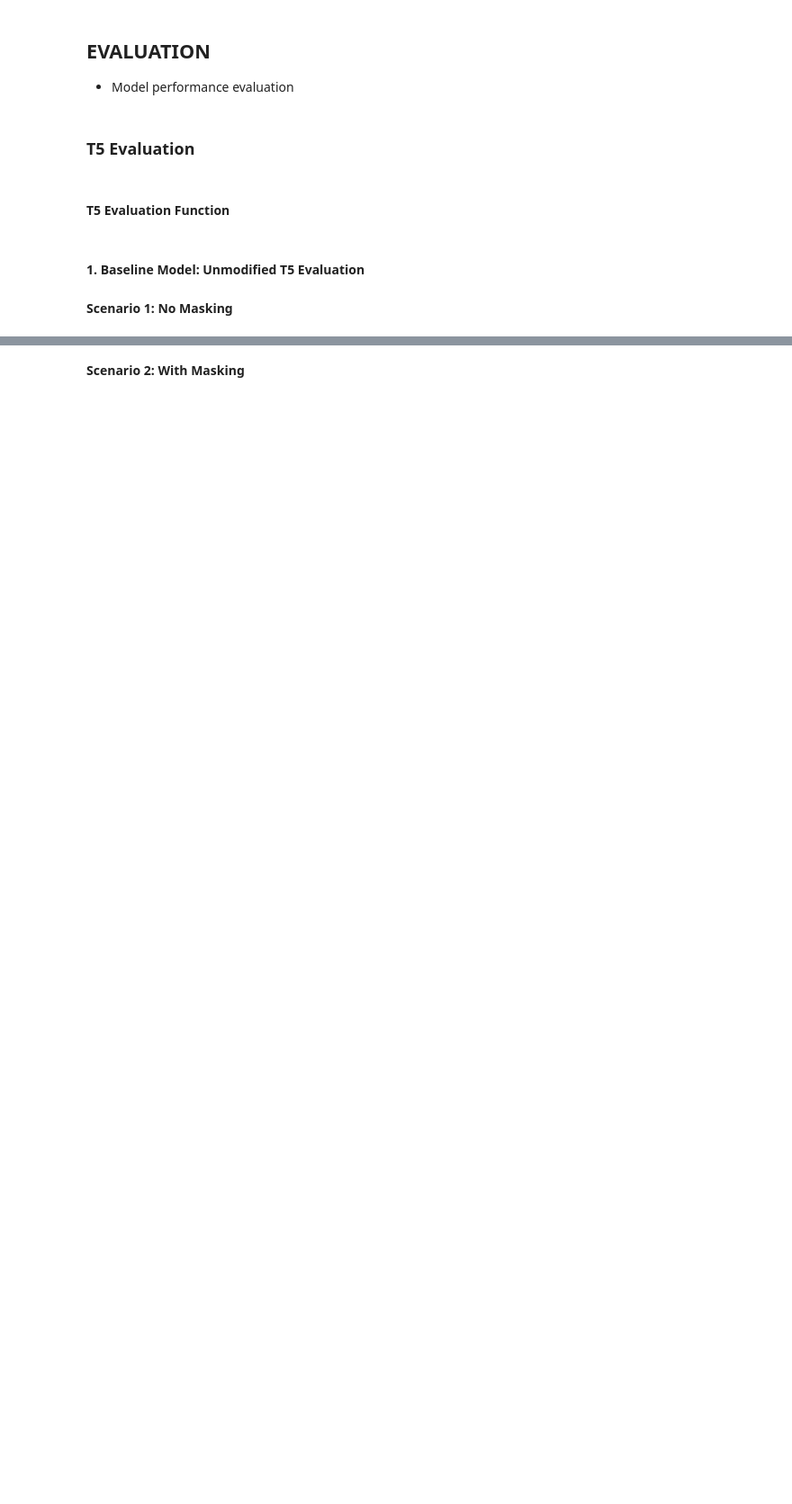
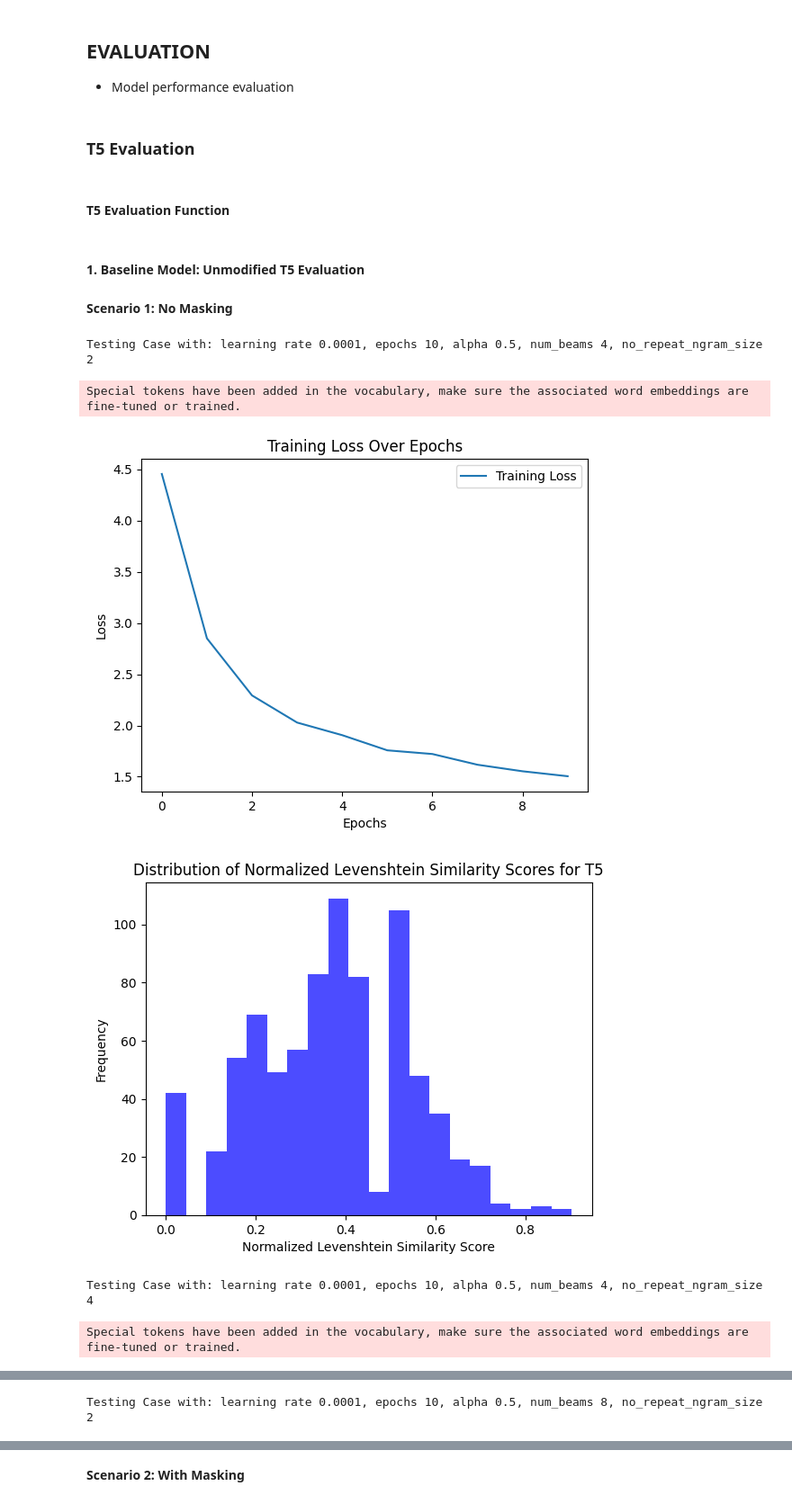
Before and after one commit to sekretaryuk/w266-final-project, a Jupyter notebook: lineara_workfile_5.ipynb, the cells around one changed output, grey strips where cells are left out. Shown at 90% size. Cells and saved outputs as stored; diff of their text form; code cells hidden in the pictures; blank space fills up the shorter version.

```diff
--- a/lineara_workfile_5.ipynb
+++ b/lineara_workfile_5.ipynb
@@ -1265,14 +1183,17 @@ print(comparison_df["Best Similarity Score"].mean())
 # %% [markdown]
 #### T5 Evaluation Function
 # %%
-def T5_train_and_evaluate(T5_lr, T5_epochs, alpha, custom_loss='no', use_masked_data='no', num_beams_input=4, no_repeat_ngram_size_input=2):
+def T5_train_and_evaluate(T5_lr, T5_epochs, alpha=0.5, custom_loss_selected='no', use_masked_data='no', num_beams_input=4, no_repeat_ngram_size_input=2):
 
     #Initialize
+    tokenizer = T5Tokenizer.from_pretrained('t5-small')
     model = T5ForConditionalGeneration.from_pretrained('t5-small')
-    optimizer = AdamW(model.parameters(), lr=T5_lr)
 
+    # Prepare dataset and dataloader
     train_dataset = LinearBToGreekDataset(T5_data_linearb_names_train, tokenizer, masked=use_masked_data)
     train_loader = DataLoader(train_dataset, batch_size=16, shuffle=True, collate_fn=train_dataset.collate_fn)
+
+    optimizer = AdamW(model.parameters(), lr=T5_lr)
 
     # Training loop
     model.train()
@@ -1283,10 +1204,10 @@ def T5_train_and_evaluate(T5_lr, T5_epochs, alpha, custom_loss='no', use_masked_
             input_ids, labels = batch
             outputs = model(input_ids=input_ids, labels=labels)
 
-            if custom_loss == 'yes':
-                loss = custom_loss(outputs, labels, alpha)
+            if custom_loss_selected == 'yes':
+              loss = custom_loss(outputs, labels, tokenizer, alpha)
             else:
-                loss = outputs.loss
+              loss = outputs.loss
 
             optimizer.zero_grad()
             loss.backward()
@@ -1305,7 +1226,7 @@ def T5_train_and_evaluate(T5_lr, T5_epochs, alpha, custom_loss='no', use_masked_
 
     # Evaluation
     model.eval()
-    test_input_texts = ["translate LinearB to Greek: " + str(entry) for entry in T5_data_linearb_names_test['linear_b_transliterated_sep']]
+    test_input_texts = [str(entry) for entry in T5_data_linearb_names_test['linear_b_transliterated_sep']]
     test_inputs = tokenizer(test_input_texts, return_tensors='pt', padding=True, truncation=True)
 
     with torch.no_grad():
@@ -1337,7 +1258,7 @@ def T5_train_and_evaluate(T5_lr, T5_epochs, alpha, custom_loss='no', use_masked_
                                 data_linearb_subset["greek_transliterate"].iloc[j]])
             # if i<5:print(cur_prediction_greek,data_linearb_subset["greek_transliterate"].iloc[j])
             scores.append(similarity_scores(cur_prediction_greek,data_linearb_subset["greek_transliterate"].iloc[j]))
-        best_score_for_subset=max(scores)
+        best_score_for_subset=min(scores)
         for lst in comparison_df:
             if lst[0]!=cur_split_linb_transliteration:continue
             lst.append(best_score_for_subset)
@@ -1362,23 +1283,40 @@ def T5_train_and_evaluate(T5_lr, T5_epochs, alpha, custom_loss='no', use_masked_
 # %% [markdown]
 **Scenario 1: No Masking**
 # %%
-# T5_lr, T5_epochs, and alpha
-lr_values = [0.0001, 0.0002, 0.0003, 0.0004, 0.0005]
-epoch_values = [5, 10, 15, 20, 30, 40, 50]
-alpha_values = [0.1, 0.3, 0.5, 0.7, 0.9]
-num_beams_input = [2, 4, 6, 8]
-no_repeat_ngram_size_input = [2,3,4]
+# options
+lr_values = [0.0001, 0.0005]
+epoch_values = [10, 20]
+alpha_values = [0.7]
+num_beams_input = [4, 8]
+no_repeat_ngram_size_input = [2, 4]
 custom_loss_input = 'no'
 use_masked_data_input = 'no'
 
-
-#Iterate through all options
+# iterate through all options
 T5_1_results = []
 for lr in lr_values:
     for epochs in epoch_values:
         for alpha in alpha_values:
-            mean_score = T5_train_and_evaluate(lr_values, epoch_values, alpha_values, custom_loss=custom_loss_input, use_masked_data=use_masked_data_input, num_beams_input=num_beams_input, no_repeat_ngram_size_input=no_repeat_ngram_size_input)
-            T5_1_results.append({'T5_lr': lr, 'T5_epochs': epochs, 'alpha': alpha, 'Mean Score': mean_score})
+            for num_beams in num_beams_input:
+                for no_repeat_ngram_size in no_repeat_ngram_size_input:
+                    print(f"Testing Case with: learning rate {lr}, epochs {epochs}, alpha {alpha}, num_beams {num_beams}, no_repeat_ngram_size {no_repeat_ngram_size}")
+                    mean_score = T5_train_and_evaluate(lr, epochs, alpha, custom_loss_input, use_masked_data_input, num_beams, no_repeat_ngram_size)
+                    T5_1_results.append({
+                        'MT5_lr': lr,
+                        'MT5_epochs': epochs,
+                        'alpha': alpha,
+                        'num_beams': num_beams,
+                        'no_repeat_ngram_size': no_repeat_ngram_size,
+                        'Mean Score': mean_score
+                    })
 
 results_T5_1 = pd.DataFrame(T5_1_results)
+print("\nScenario 1: Unmodified T5, No Masking")
 print(results_T5_1)
+# %% [output]
+Testing Case with: learning rate 0.0001, epochs 10, alpha 0.5, num_beams 4, no_repeat_ngram_size 2
+Special tokens have been added in the vocabulary, make sure the associated word embeddings are fine-tuned or trained.
+[figure, added]
+[figure, added]
+Testing Case with: learning rate 0.0001, epochs 10, alpha 0.5, num_beams 4, no_repeat_ngram_size 4
+Special tokens have been added in the vocabulary, make sure the associated word embeddings are fine-tuned or trained.
@@ -1384,0 +1325 @@ print(results_T5_1)
+Testing Case with: learning rate 0.0001, epochs 10, alpha 0.5, num_beams 8, no_repeat_ngram_size 2
```
Also changed, not shown: parts of 93 cells of this notebook, 4 other files.
